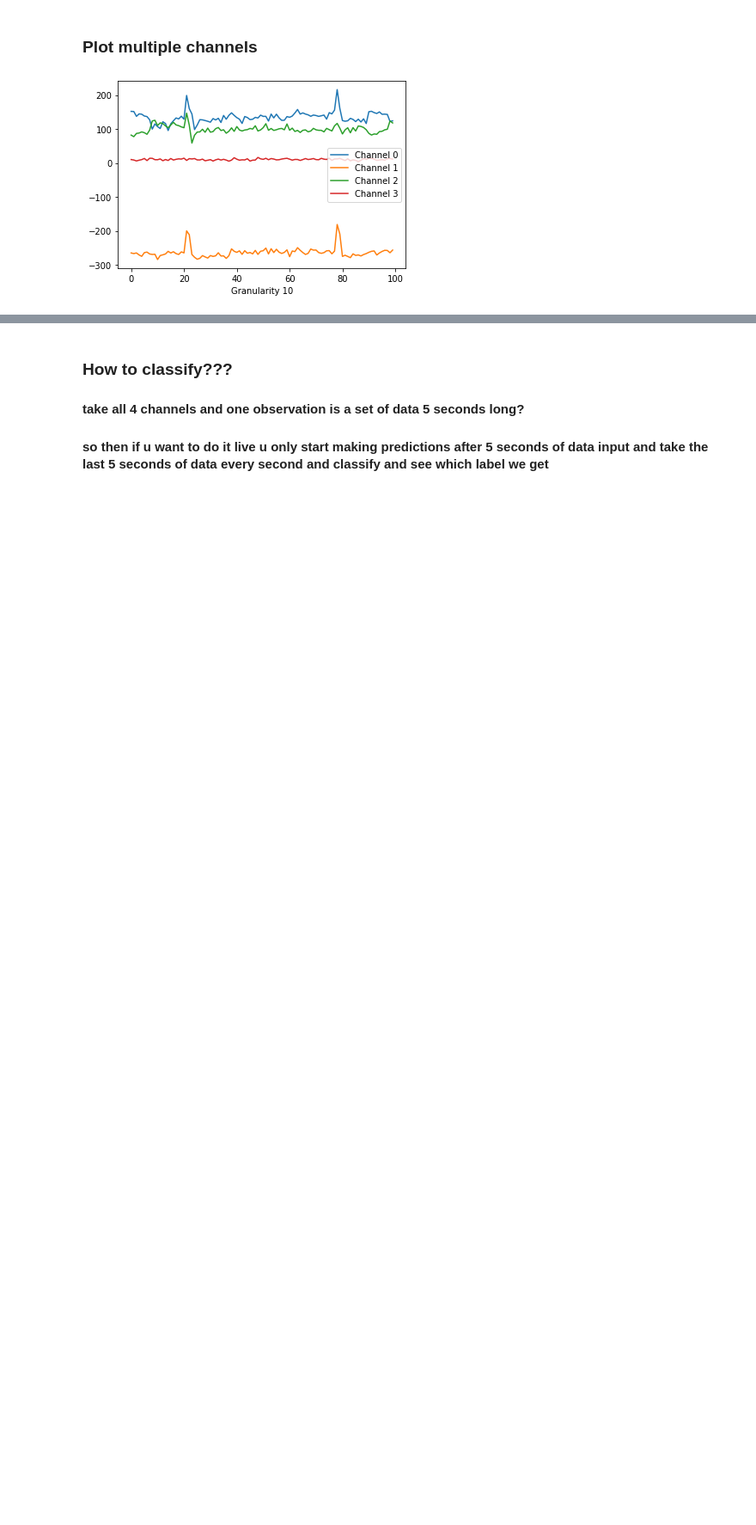
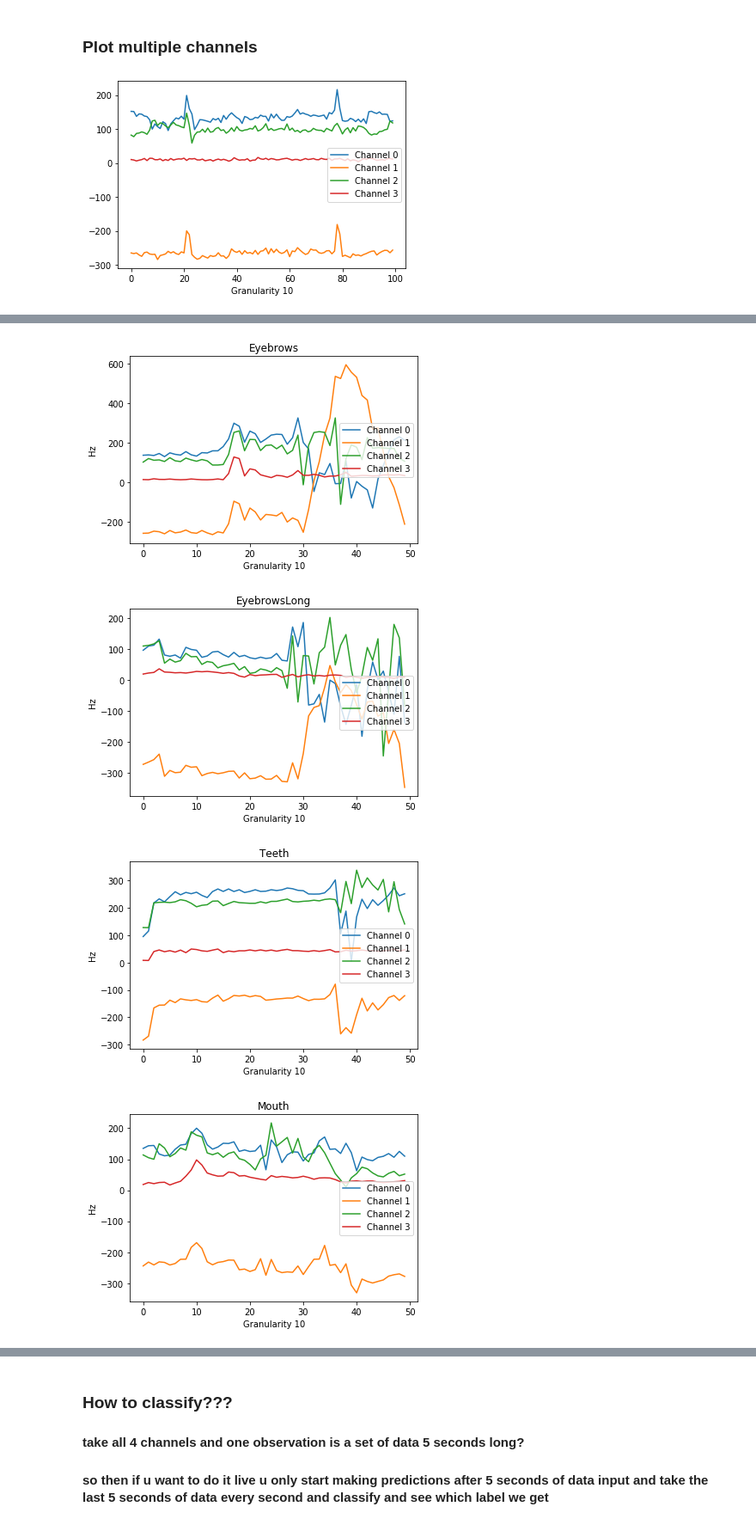
Before and after one commit to neurotech-uiuc/SoftwareProject, a Jupyter notebook: ReadData.ipynb, the cells around one changed output, grey strips where cells are left out. Shown at 86% size. Cells and saved outputs as stored; diff of their text form; code cells hidden in the pictures; blank space fills up the shorter version.

```diff
--- a/ReadData.ipynb
+++ b/ReadData.ipynb
@@ -148,0 +211,13 @@ plt.show()
+# %%
+inputs = os.listdir(dataLocation)
+titles = ['Eyebrows', 'EyebrowsLong', 'Teeth', 'Mouth', 'EyebrowsQuick', 'FootTapMedium', 'Eyeblink', 'DoubleBlink' ]
+inputs.remove("README.md")
+count = 0
+for i in inputs:
+    plot_initial(i + '/', titles[count])
+    count+=1
+# %% [output]
+[figure, added]
+[figure, added]
+[figure, added]
+[figure, added]
```
Also changed, not shown: parts of 9 cells of this notebook.
